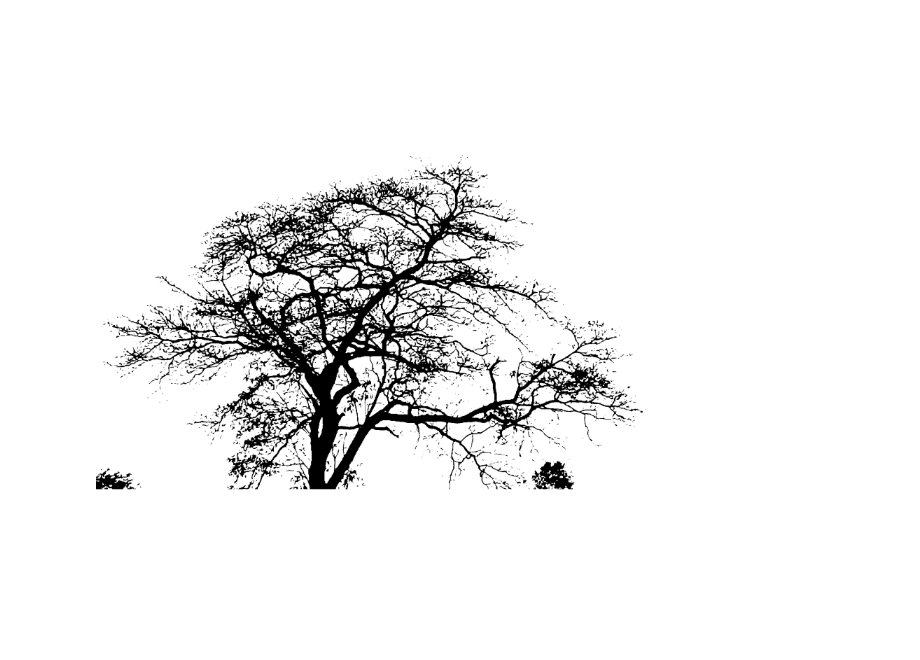
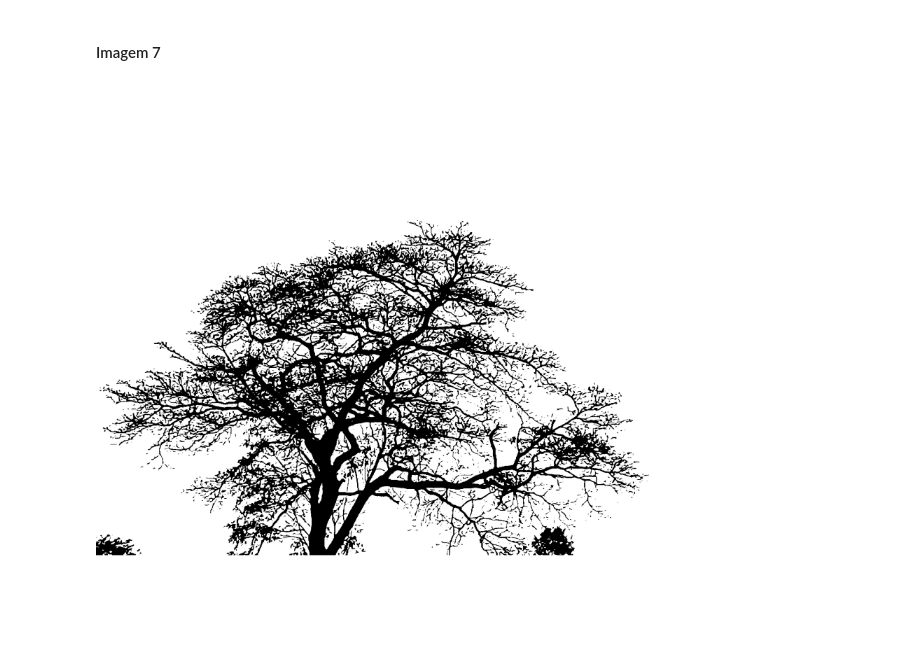
Before and after one commit to 1moi6/tccs, a Jupyter notebook: theo/theo.ipynb, the cells around one changed output. Cells and saved outputs as stored; diff of their text form; code cells hidden in the pictures; blank space fills up the shorter version.

```diff
--- a/theo/theo.ipynb
+++ b/theo/theo.ipynb
@@ -109,8 +194,9 @@ def tornar_quadrada(imagem):
+# %% [markdown]
+#### Imagem 7
 # %%
-
 caminho_da_imagem = './imagens/image7.png'
 matriz_tons_de_cinza = imagem_para_tons_de_cinza(caminho_da_imagem)
-imagem_processada = tornar_quadrada(corte(matriz_tons_de_cinza,120,'m'))
+imagem_processada = tornar_quadrada(corte(matriz_tons_de_cinza,150,'m'))
 imagem_processada
 # %% [output]
-[figure, old version]
+[figure, new version]
```
Also changed, not shown: parts of 35 cells of this notebook, 1 other file.
